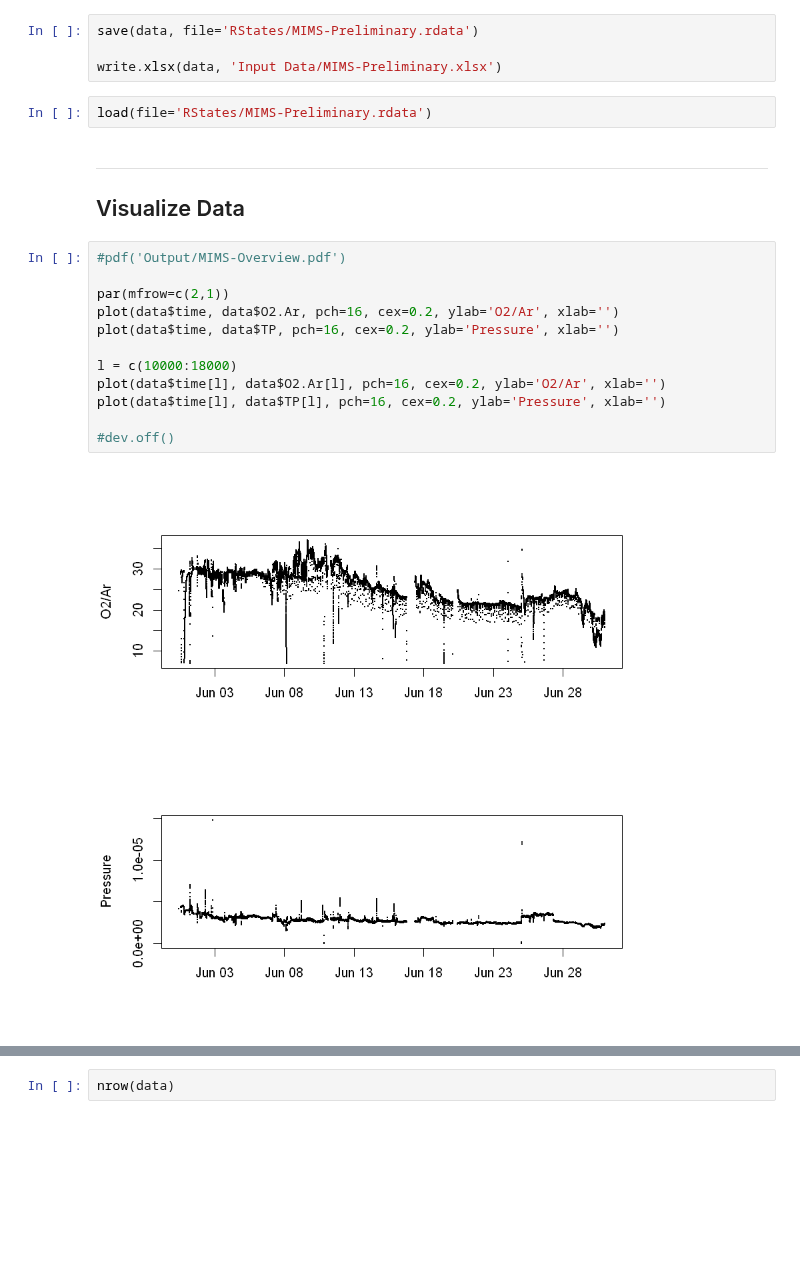
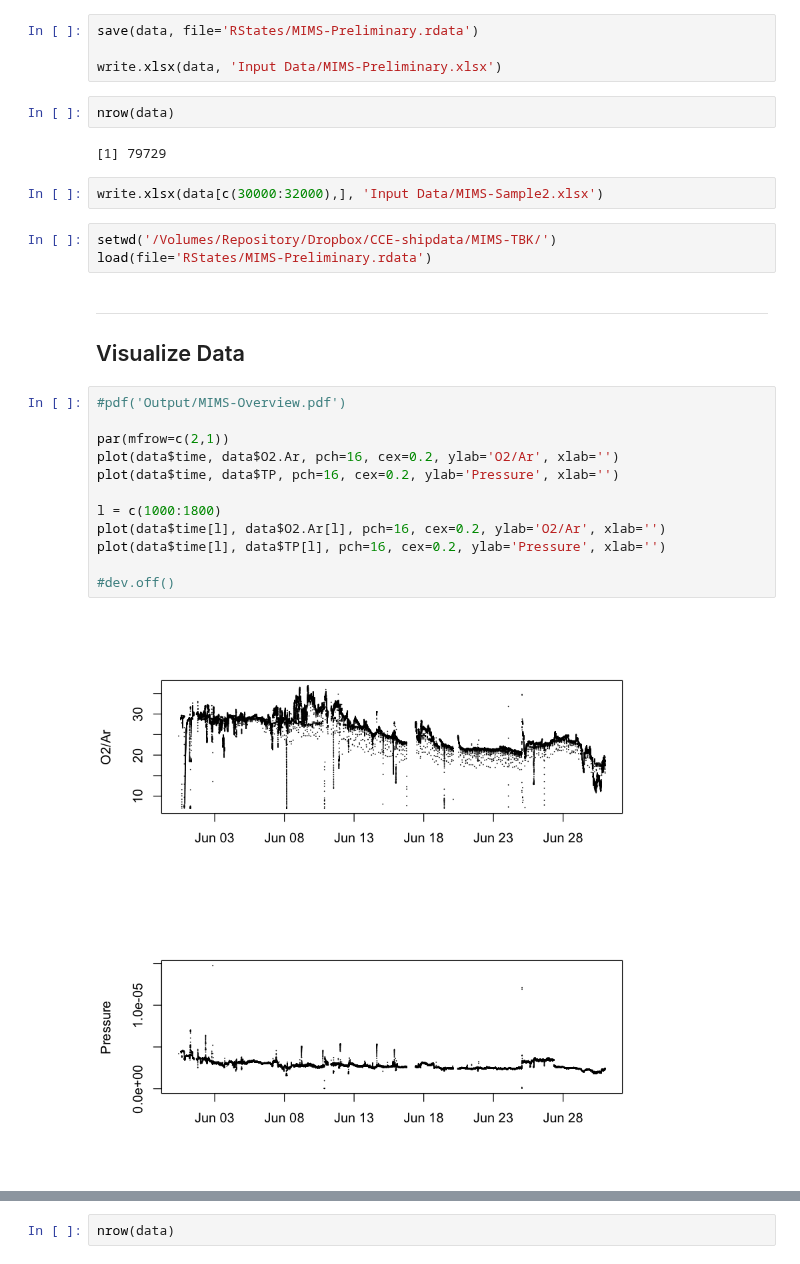
Before and after one commit to tbrycekelly/MIMS-TBK, a Jupyter notebook: Generate Input- MIMS.ipynb, the cells around one changed output, grey strips where cells are left out. Drawn from its saved outputs; the diff is of its cells as text; blank space fills up the shorter version.

Commit message:
Ship Data Parse

```diff
--- a/Generate Input- MIMS.ipynb
+++ b/Generate Input- MIMS.ipynb
@@ -127,7 +127,14 @@ ERROR: Error in file(filepath, "r"): cannot open the connection
 save(data, file='RStates/MIMS-Preliminary.rdata')
 
 write.xlsx(data, 'Input Data/MIMS-Preliminary.xlsx')
+# %%
+nrow(data)
+# %% [output]
+[1] 79729
+# %%
+write.xlsx(data[c(30000:32000),], 'Input Data/MIMS-Sample2.xlsx')
 # %%
+setwd('/Volumes/Repository/Dropbox/CCE-shipdata/MIMS-TBK/')
 load(file='RStates/MIMS-Preliminary.rdata')
 # %% [markdown]
 ---
@@ -135,14 +142,14 @@ load(file='RStates/MIMS-Preliminary.rdata')
 # %%
 #pdf('Output/MIMS-Overview.pdf')
 
 par(mfrow=c(2,1))
 plot(data$time, data$O2.Ar, pch=16, cex=0.2, ylab='O2/Ar', xlab='')
 plot(data$time, data$TP, pch=16, cex=0.2, ylab='Pressure', xlab='')
 
-l = c(10000:18000)
+l = c(1000:1800)
 plot(data$time[l], data$O2.Ar[l], pch=16, cex=0.2, ylab='O2/Ar', xlab='')
 plot(data$time[l], data$TP[l], pch=16, cex=0.2, ylab='Pressure', xlab='')
 
 #dev.off()
 # %% [output]
-[figure, old version]
+[figure, new version]
```
Also changed, not shown: parts of 2 cells of this notebook, 2 other files.
